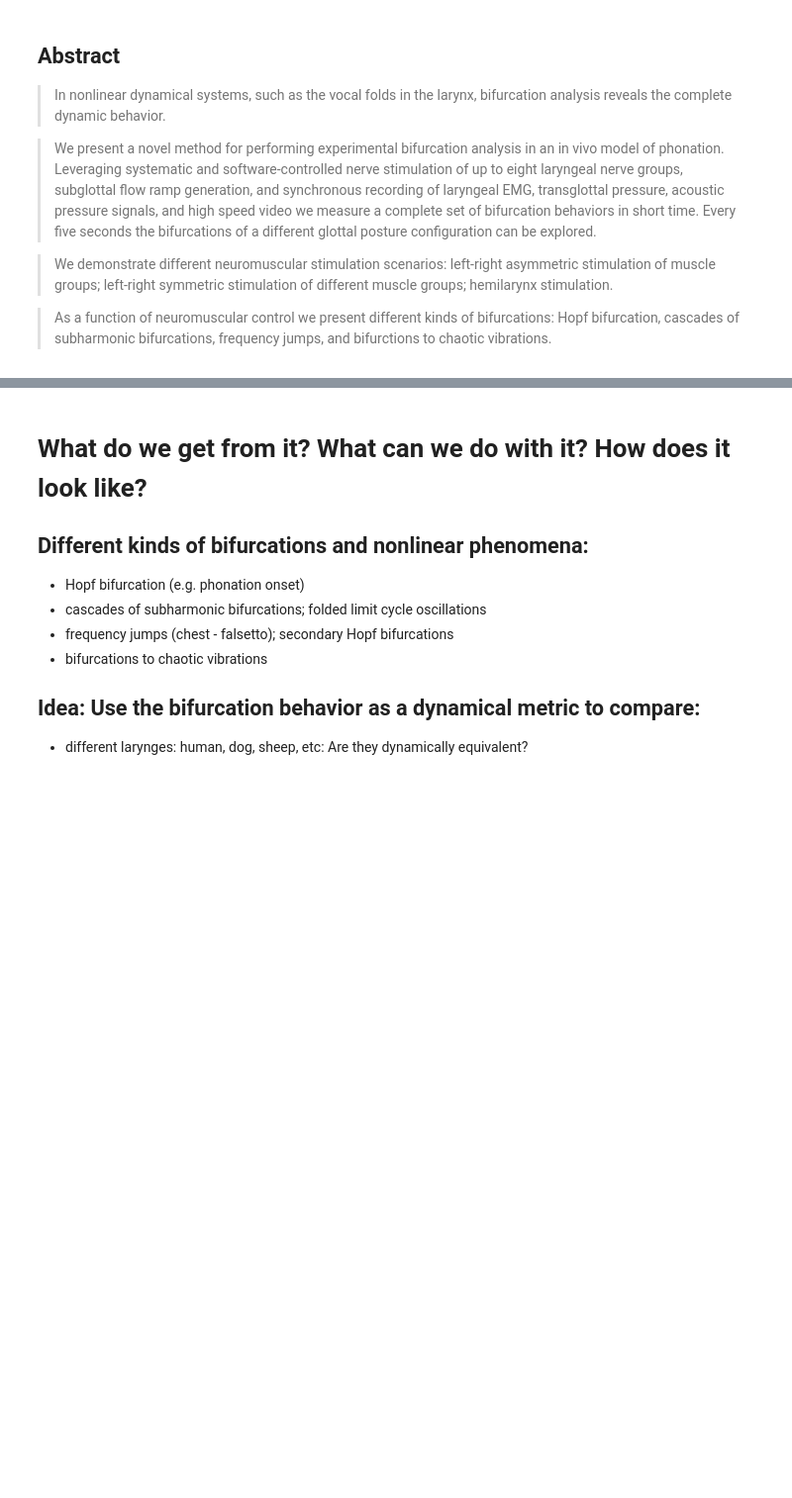
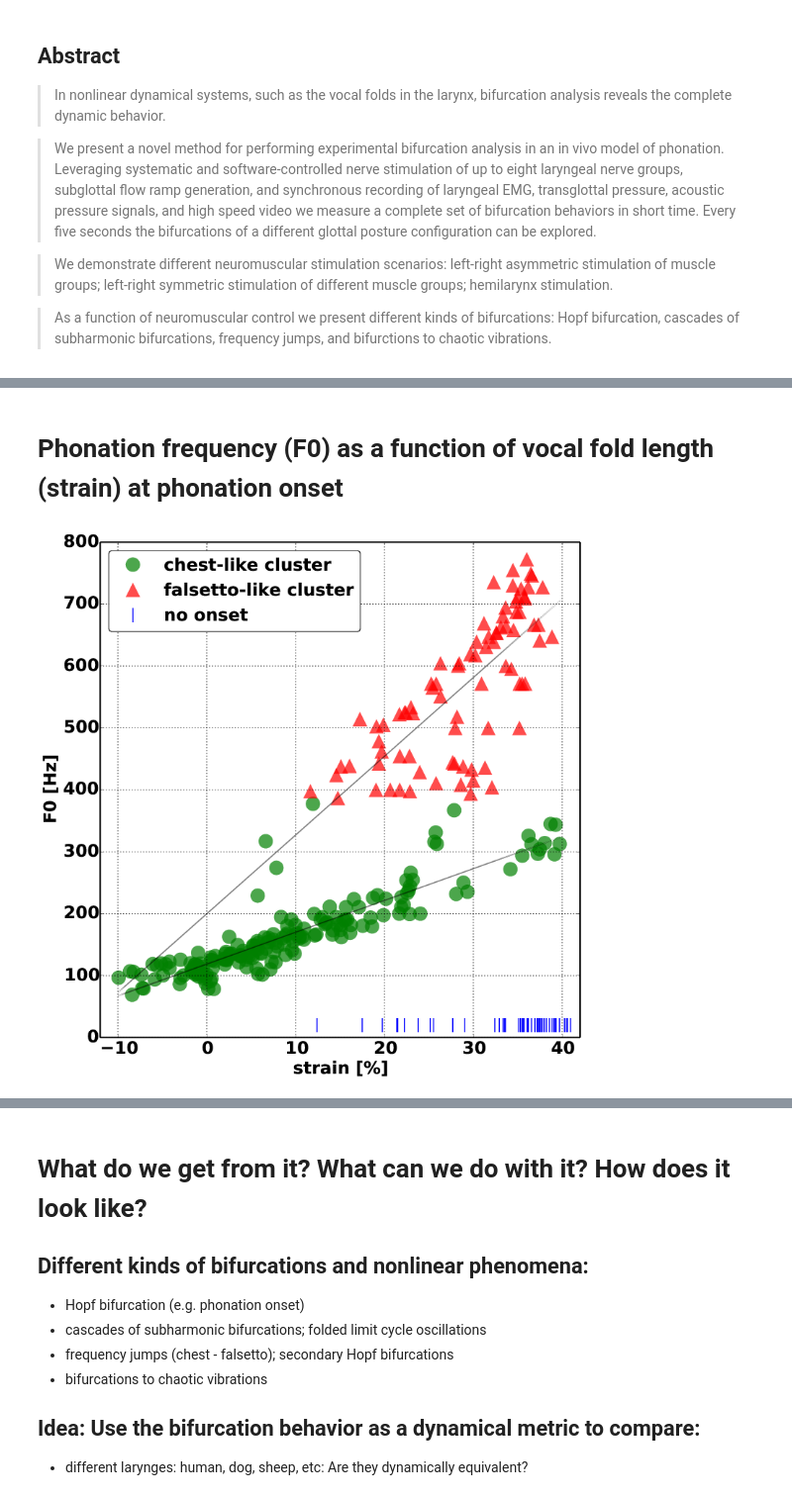
Before and after one commit to JuergenNeubauer/dogphonation, a Jupyter notebook: ICVPB2014_Salt_Lake_City.ipynb, the cells around one changed output, grey strips where cells are left out. Shown: that part at 99% size. Saved outputs shown, nothing was run; the diff lists cells and outputs as text; code cells hidden in the pictures; blank space fills up the shorter version.

```diff
--- a/ICVPB2014_Salt_Lake_City.ipynb
+++ b/ICVPB2014_Salt_Lake_City.ipynb
@@ -134,0 +182,9 @@ bifurcations of a different glottal posture configuration can be explored.
+# %%
+F1 = WImage(filename = 'Figure1.pdf')
+F1alt = WImage(filename = 'Figure1_alt.pdf')
+# %% [markdown]
+# Phonation frequency (F0) as a function of vocal fold length (strain) at phonation onset
+# %%
+display(F1)
+# %% [output]
+[figure, added]
```
Also changed, not shown: parts of 26 cells of this notebook, 6 other files.
